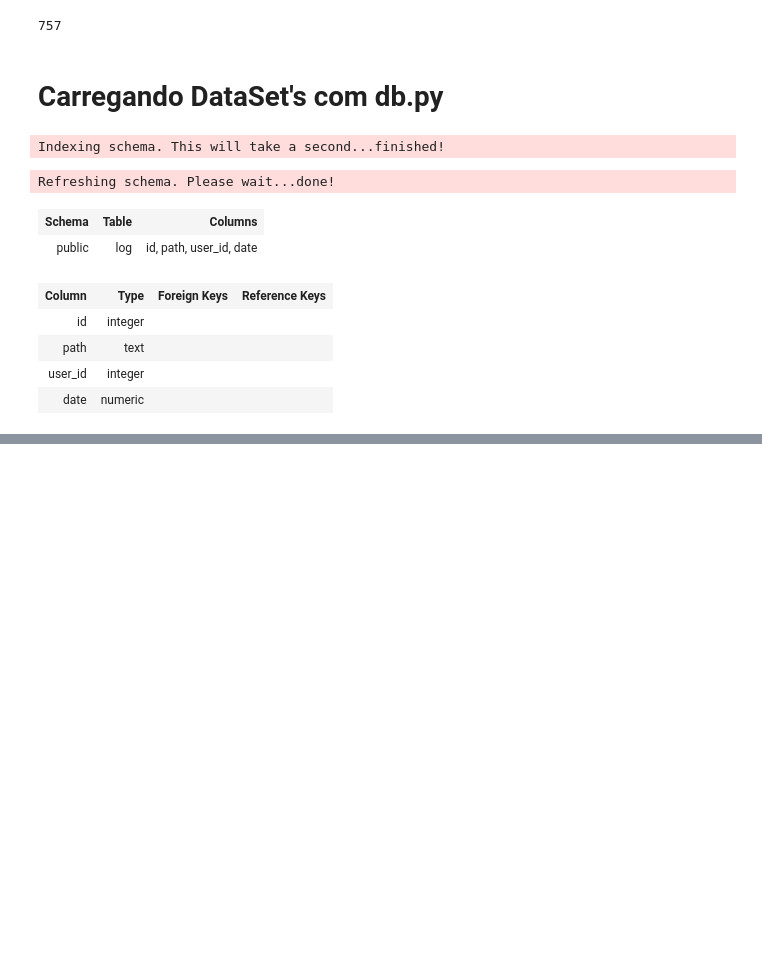
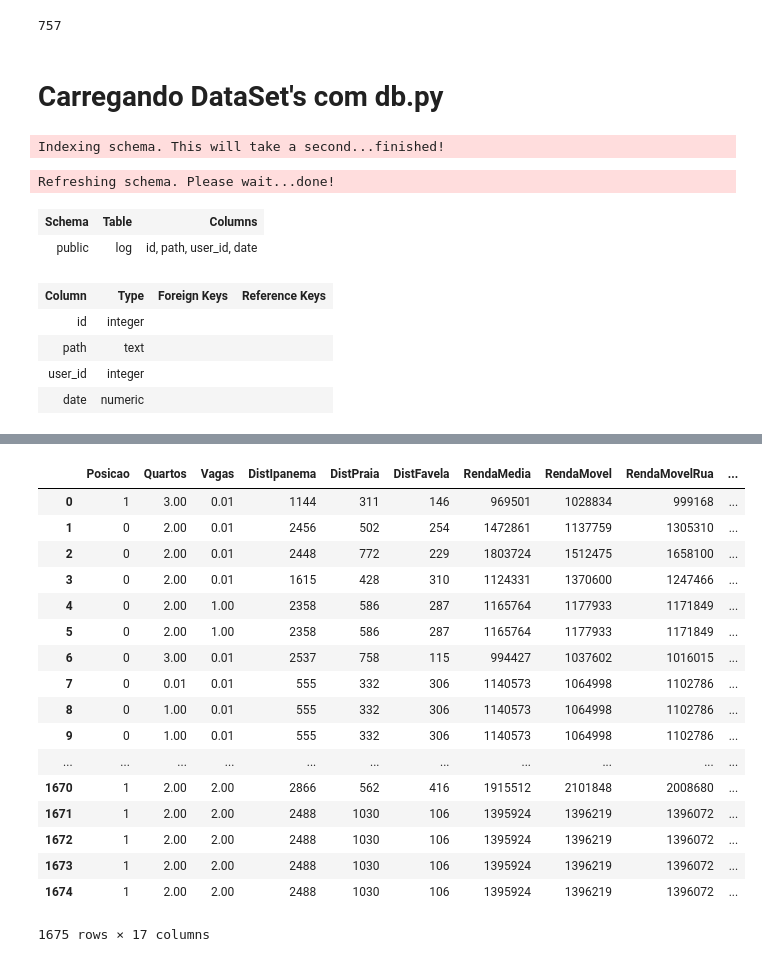
Before and after one commit to AndersonANascimento/udemy, a Jupyter notebook: Seção 6 - Pandas.ipynb, the cells around one changed output, grey strips where cells are left out. Drawn from its saved outputs; the diff is of its cells as text; code cells hidden in the pictures; blank space fills up the shorter version.

```diff
--- a/Seção 6 - Pandas.ipynb
+++ b/Seção 6 - Pandas.ipynb
@@ -392,0 +445,23 @@ log_df
+# %%
+copacabana = pd.read_csv('copacabana.csv', delimiter=';')
+# %%
+copacabana
+# %% [output]
+|  | Posicao | Quartos | Vagas | DistIpanema | DistPraia | DistFavela | RendaMedia | RendaMovel | RendaMovelRua | ... |
+| 0 | 1 | 3.00 | 0.01 | 1144 | 311 | 146 | 969501 | 1028834 | 999168 | ... |
+| 1 | 0 | 2.00 | 0.01 | 2456 | 502 | 254 | 1472861 | 1137759 | 1305310 | ... |
+| 2 | 0 | 2.00 | 0.01 | 2448 | 772 | 229 | 1803724 | 1512475 | 1658100 | ... |
+| 3 | 0 | 2.00 | 0.01 | 1615 | 428 | 310 | 1124331 | 1370600 | 1247466 | ... |
+| 4 | 0 | 2.00 | 1.00 | 2358 | 586 | 287 | 1165764 | 1177933 | 1171849 | ... |
+| 5 | 0 | 2.00 | 1.00 | 2358 | 586 | 287 | 1165764 | 1177933 | 1171849 | ... |
+| 6 | 0 | 3.00 | 0.01 | 2537 | 758 | 115 | 994427 | 1037602 | 1016015 | ... |
+| 7 | 0 | 0.01 | 0.01 | 555 | 332 | 306 | 1140573 | 1064998 | 1102786 | ... |
+| 8 | 0 | 1.00 | 0.01 | 555 | 332 | 306 | 1140573 | 1064998 | 1102786 | ... |
+| 9 | 0 | 1.00 | 0.01 | 555 | 332 | 306 | 1140573 | 1064998 | 1102786 | ... |
+| ... | ... | ... | ... | ... | ... | ... | ... | ... | ... | ... |
+| 1670 | 1 | 2.00 | 2.00 | 2866 | 562 | 416 | 1915512 | 2101848 | 2008680 | ... |
+| 1671 | 1 | 2.00 | 2.00 | 2488 | 1030 | 106 | 1395924 | 1396219 | 1396072 | ... |
+| 1672 | 1 | 2.00 | 2.00 | 2488 | 1030 | 106 | 1395924 | 1396219 | 1396072 | ... |
+| 1673 | 1 | 2.00 | 2.00 | 2488 | 1030 | 106 | 1395924 | 1396219 | 1396072 | ... |
+| 1674 | 1 | 2.00 | 2.00 | 2488 | 1030 | 106 | 1395924 | 1396219 | 1396072 | ... |
+1675 rows × 17 columns
```
Also changed, not shown: parts of 94 cells of this notebook, 3 other files.
